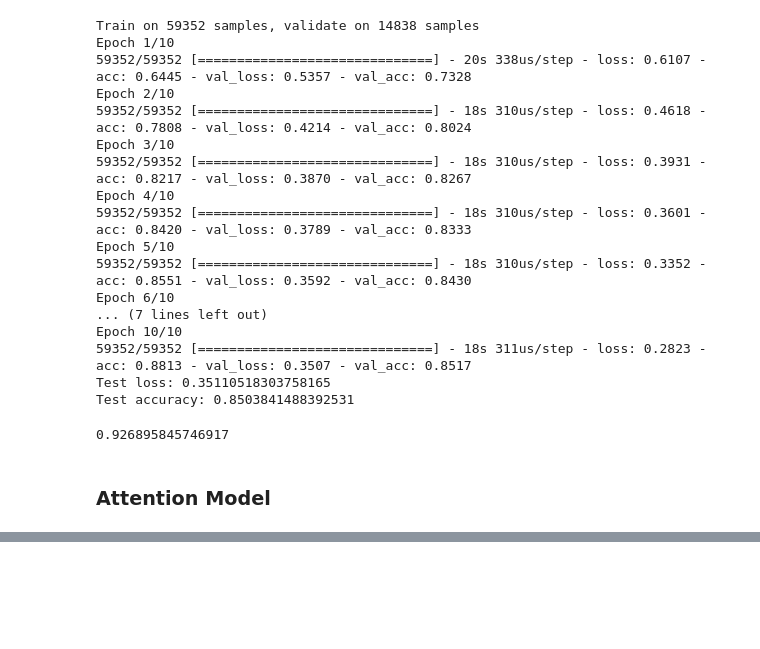
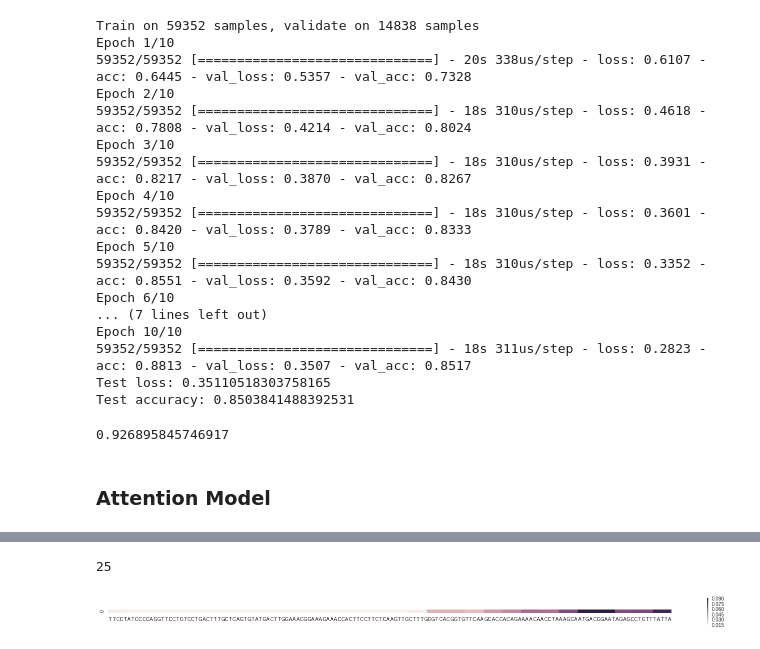
Before and after one commit to jenhantao/genomic_grammar, a Jupyter notebook: Genomic Grammar Analysis.ipynb, the cells around one changed output, grey strips where cells are left out. Cells and saved outputs as stored; diff of their text form; code cells hidden in the pictures; blank space fills up the shorter version.

Commit message:
prelim visualization of attention

```diff
--- a/Genomic Grammar Analysis.ipynb
+++ b/Genomic Grammar Analysis.ipynb
@@ -730,8 +712,0 @@ from keras.layers import Activation
-# %%
-model = Sequential()
-model.add(Bidirectional(LSTM(10, return_sequences=True),
-                        input_shape=(5, 10)))
-model.add(Bidirectional(LSTM(10)))
-model.add(Dense(5))
-model.add(Activation('softmax'))
-model.compile(loss='categorical_crossentropy', optimizer='rmsprop')
@@ -747,0 +713,33 @@ SVG(model_to_dot(model).create(prog='dot', format='svg'))
+# %%
+def get_sequence_attention(model, sequence, adjacent_bp_pool_size):
+    get_attention = K.function([model.get_layer('input_fwd').input,
+                                model.get_layer('input_rev').input,
+                                K.learning_phase()
+                               ],
+                               [model.get_layer('attention_softmax_layer').output])
+    fwd_seq = sequence[:200]
+    rev_seq = str(Bio.Seq.Seq(fwd_seq).reverse_complement())
+
+    fwd_seq_array = convert_sequences_to_array([fwd_seq])[0]
+    rev_seq_array = convert_sequences_to_array([rev_seq])[0]
+
+    layer_output = get_attention(([fwd_seq_array], [rev_seq_array], 0))[0].flatten()
+
+    full_attention = np.array([[x]*adjacent_bp_pool_size for x in layer_output]).flatten()
+
+    crop_distance = int((len(fwd_seq) - len(full_attention))/2)
+    print(crop_distance)
+
+    attended_sequence = fwd_seq[crop_distance:-crop_distance]
+    return full_attention, attended_sequence
+# %%
+full_attention, attended_sequence = get_sequence_attention(attention_model,
+                      str(positive_seqRecords[-999].seq),
+                      5)
+frame = pd.DataFrame(full_attention).T
+frame.columns = list(attended_sequence)
+fig, ax = plt.subplots(figsize=(25,1))
+hm=sns.heatmap(frame, square=True, ax=ax, )
+# %% [output]
+25
+[figure, added]
```
Also changed, not shown: parts of 14 cells of this notebook.
